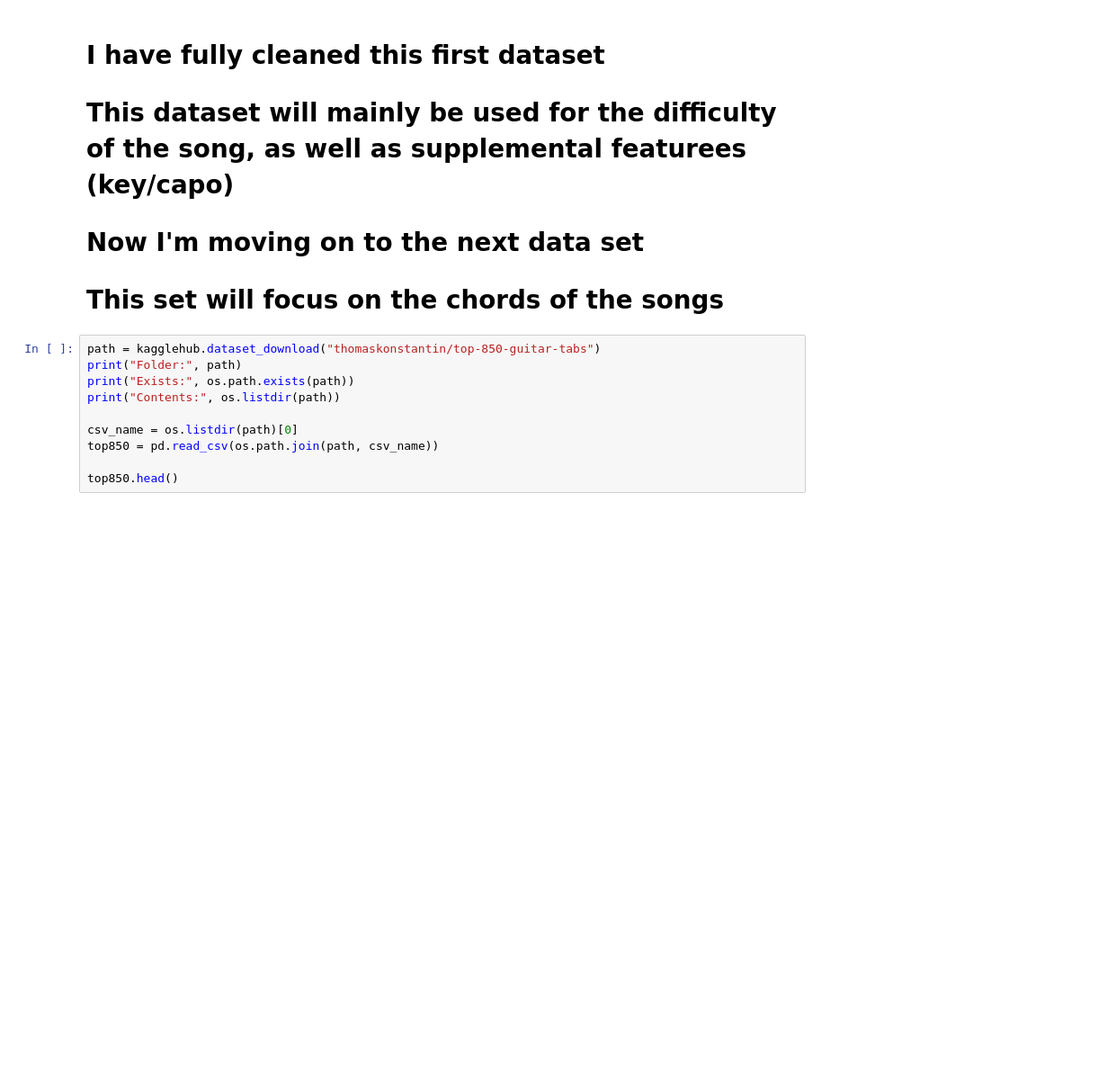
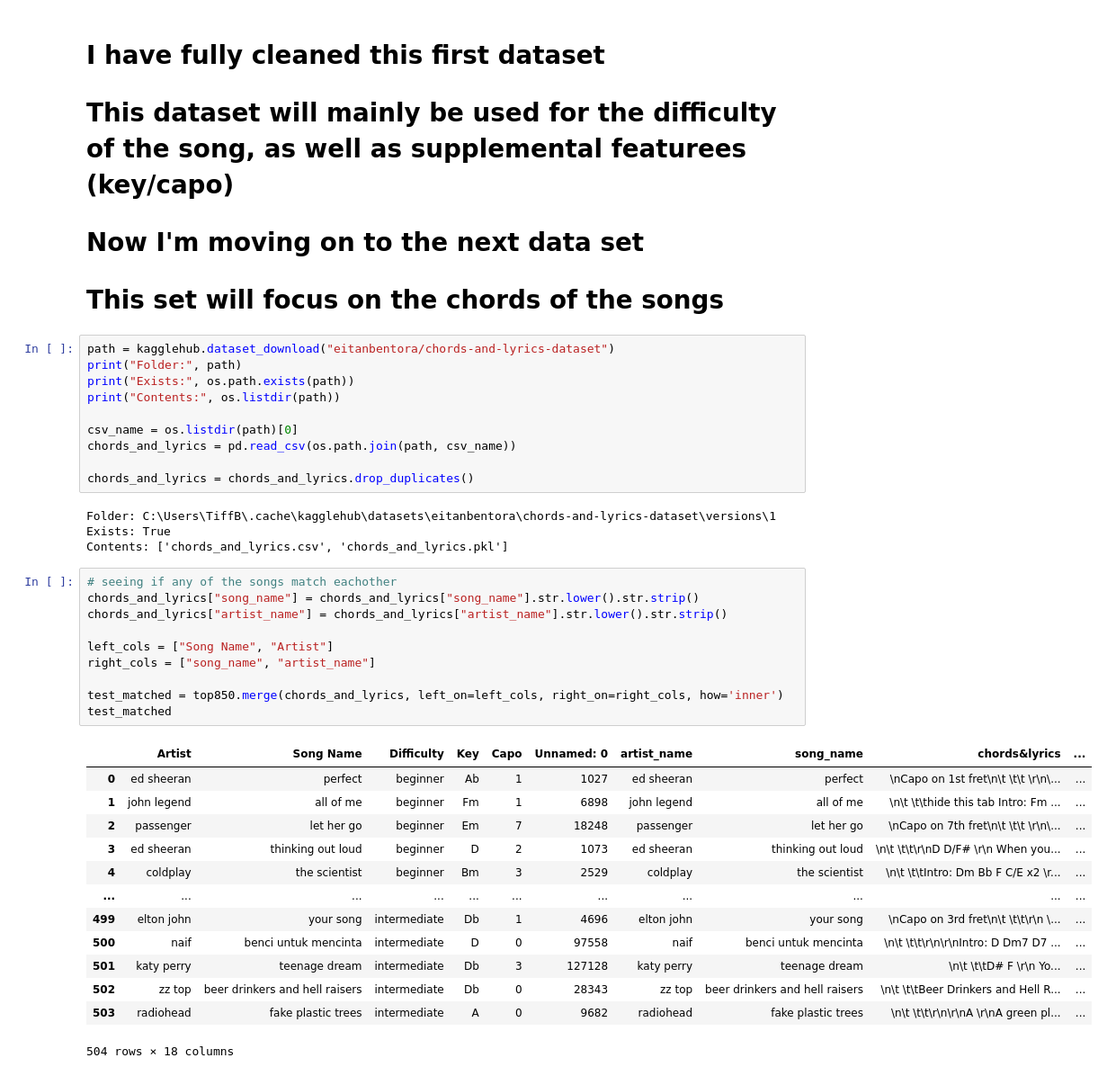
Before and after one commit to TiffanyBee/guitar_difficulty_predictor, a Jupyter notebook: 01_data_matching.ipynb, the cells around one changed output. Shown at 90% size. Cells and saved outputs as stored; diff of their text form; blank space fills up the shorter version.

```diff
--- a/01_data_matching.ipynb
+++ b/01_data_matching.ipynb
@@ -265,12 +266,40 @@ top850
 # Now I'm moving on to the next data set
 # This set will focus on the chords of the songs
 # %%
-path = kagglehub.dataset_download("thomaskonstantin/top-850-guitar-tabs")
+path = kagglehub.dataset_download("eitanbentora/chords-and-lyrics-dataset")
 print("Folder:", path)
 print("Exists:", os.path.exists(path))
 print("Contents:", os.listdir(path))
 
 csv_name = os.listdir(path)[0]
-top850 = pd.read_csv(os.path.join(path, csv_name))
+chords_and_lyrics = pd.read_csv(os.path.join(path, csv_name))
 
-top850.head()
+chords_and_lyrics = chords_and_lyrics.drop_duplicates()
+# %% [output]
+Folder: C:\Users\TiffB\.cache\kagglehub\datasets\eitanbentora\chords-and-lyrics-dataset\versions\1
+Exists: True
+Contents: ['chords_and_lyrics.csv', 'chords_and_lyrics.pkl']
+# %%
+# seeing if any of the songs match eachother
+chords_and_lyrics["song_name"] = chords_and_lyrics["song_name"].str.lower().str.strip()
+chords_and_lyrics["artist_name"] = chords_and_lyrics["artist_name"].str.lower().str.strip()
+
+left_cols = ["Song Name", "Artist"]
+right_cols = ["song_name", "artist_name"]
+
+test_matched = top850.merge(chords_and_lyrics, left_on=left_cols, right_on=right_cols, how='inner')
+test_matched
+# %% [output]
+|  | Artist | Song Name | Difficulty | Key | Capo | Unnamed: 0 | artist_name | song_name | chords&lyrics | ... |
+| 0 | ed sheeran | perfect | beginner | Ab | 1 | 1027 | ed sheeran | perfect | \nCapo on 1st fret\n\t \t\t \r\n\... | ... |
+| 1 | john legend | all of me | beginner | Fm | 1 | 6898 | john legend | all of me | \n\t \t\thide this tab Intro: Fm ... | ... |
+| 2 | passenger | let her go | beginner | Em | 7 | 18248 | passenger | let her go | \nCapo on 7th fret\n\t \t\t \r\n\... | ... |
+| 3 | ed sheeran | thinking out loud | beginner | D | 2 | 1073 | ed sheeran | thinking out loud | \n\t \t\t\r\nD D/F# \r\n When you... | ... |
+| 4 | coldplay | the scientist | beginner | Bm | 3 | 2529 | coldplay | the scientist | \n\t \t\tIntro: Dm Bb F C/E x2 \r... | ... |
+| ... | ... | ... | ... | ... | ... | ... | ... | ... | ... | ... |
+| 499 | elton john | your song | intermediate | Db | 1 | 4696 | elton john | your song | \nCapo on 3rd fret\n\t \t\t\r\n \... | ... |
+| 500 | naif | benci untuk mencinta | intermediate | D | 0 | 97558 | naif | benci untuk mencinta | \n\t \t\t\r\n\r\nIntro: D Dm7 D7 ... | ... |
+| 501 | katy perry | teenage dream | intermediate | Db | 3 | 127128 | katy perry | teenage dream | \n\t \t\tD# F \r\n Yo... | ... |
+| 502 | zz top | beer drinkers and hell raisers | intermediate | Db | 0 | 28343 | zz top | beer drinkers and hell raisers | \n\t \t\tBeer Drinkers and Hell R... | ... |
+| 503 | radiohead | fake plastic trees | intermediate | A | 0 | 9682 | radiohead | fake plastic trees | \n\t \t\t\r\n\r\nA \r\nA green pl... | ... |
+504 rows × 18 columns
```
Also changed, not shown: parts of 8 cells of this notebook.
